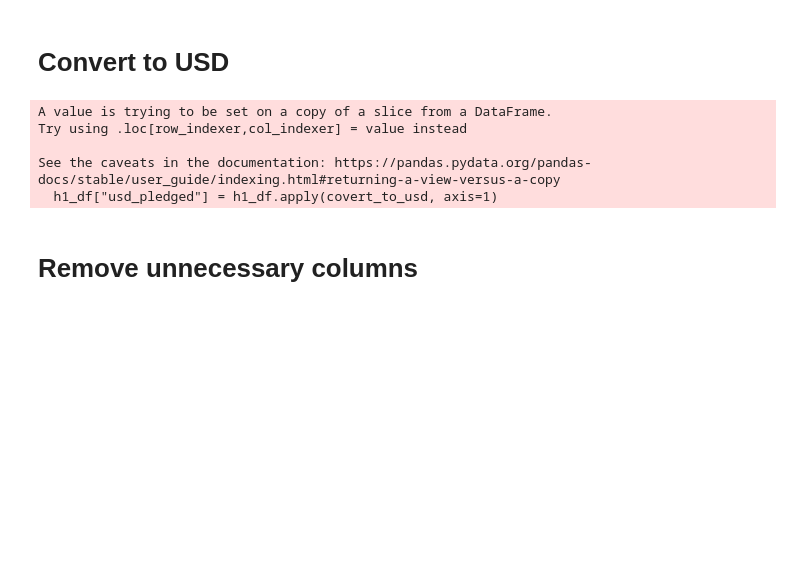
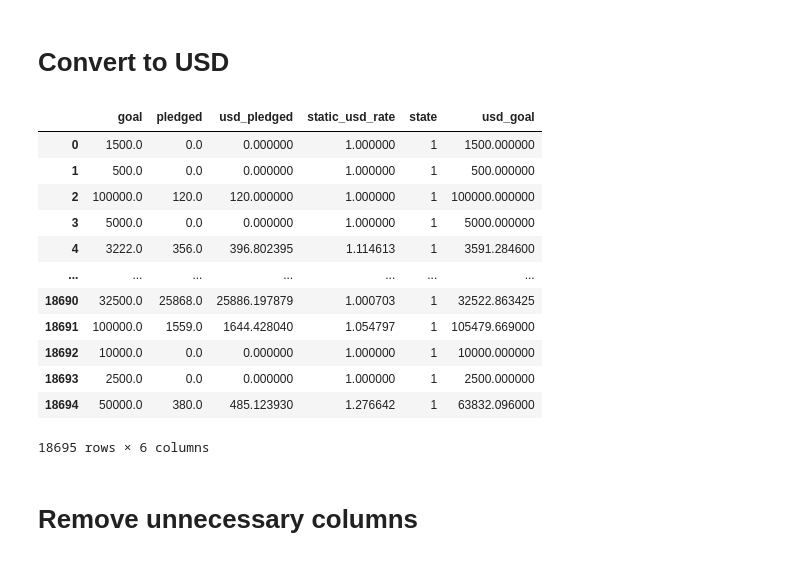
Before and after one commit to avidang/Data_project, a Jupyter notebook: logistic_regression_model.ipynb, the cells around one changed output. Saved outputs shown, nothing was run; the diff lists cells and outputs as text; code cells hidden in the pictures; blank space fills up the shorter version.

```diff
--- a/logistic_regression_model.ipynb
+++ b/logistic_regression_model.ipynb
@@ -139,12 +171,23 @@ def covert_to_usd(row):
     )
 # %%
-h1_df["usd_pledged"] = h1_df.apply(covert_to_usd, axis=1)
+h1_df["usd_pledged"] = h1_df.apply(covert_to_usd, args=("pledged",), axis=1)
+h1_df["usd_goal"] = h1_df.apply(covert_to_usd, args=("goal",), axis=1)
-# %% [output]
-A value is trying to be set on a copy of a slice from a DataFrame.
-Try using .loc[row_indexer,col_indexer] = value instead
-
-See the caveats in the documentation: https://pandas.pydata.org/pandas-docs/stable/user_guide/indexing.html#returning-a-view-versus-a-copy
-  h1_df["usd_pledged"] = h1_df.apply(covert_to_usd, axis=1)
+# %%
+h1_df
+# %% [output]
+|  | goal | pledged | usd_pledged | static_usd_rate | state | usd_goal |
+| 0 | 1500.0 | 0.0 | 0.000000 | 1.000000 | 1 | 1500.000000 |
+| 1 | 500.0 | 0.0 | 0.000000 | 1.000000 | 1 | 500.000000 |
+| 2 | 100000.0 | 120.0 | 120.000000 | 1.000000 | 1 | 100000.000000 |
+| 3 | 5000.0 | 0.0 | 0.000000 | 1.000000 | 1 | 5000.000000 |
+| 4 | 3222.0 | 356.0 | 396.802395 | 1.114613 | 1 | 3591.284600 |
+| ... | ... | ... | ... | ... | ... | ... |
+| 18690 | 32500.0 | 25868.0 | 25886.197879 | 1.000703 | 1 | 32522.863425 |
+| 18691 | 100000.0 | 1559.0 | 1644.428040 | 1.054797 | 1 | 105479.669000 |
+| 18692 | 10000.0 | 0.0 | 0.000000 | 1.000000 | 1 | 10000.000000 |
+| 18693 | 2500.0 | 0.0 | 0.000000 | 1.000000 | 1 | 2500.000000 |
+| 18694 | 50000.0 | 380.0 | 485.123930 | 1.276642 | 1 | 63832.096000 |
+18695 rows × 6 columns
 # %% [markdown]
 # Remove unnecessary columns
 # %%
```
Also changed, not shown: parts of 13 cells of this notebook, 1 other file.
